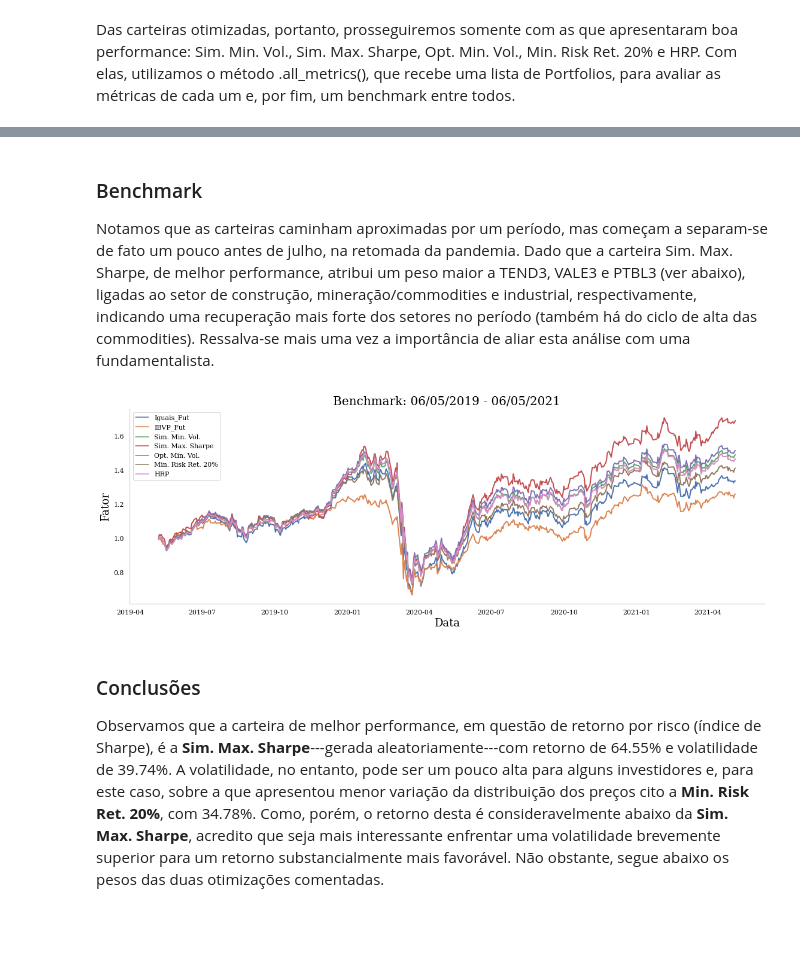
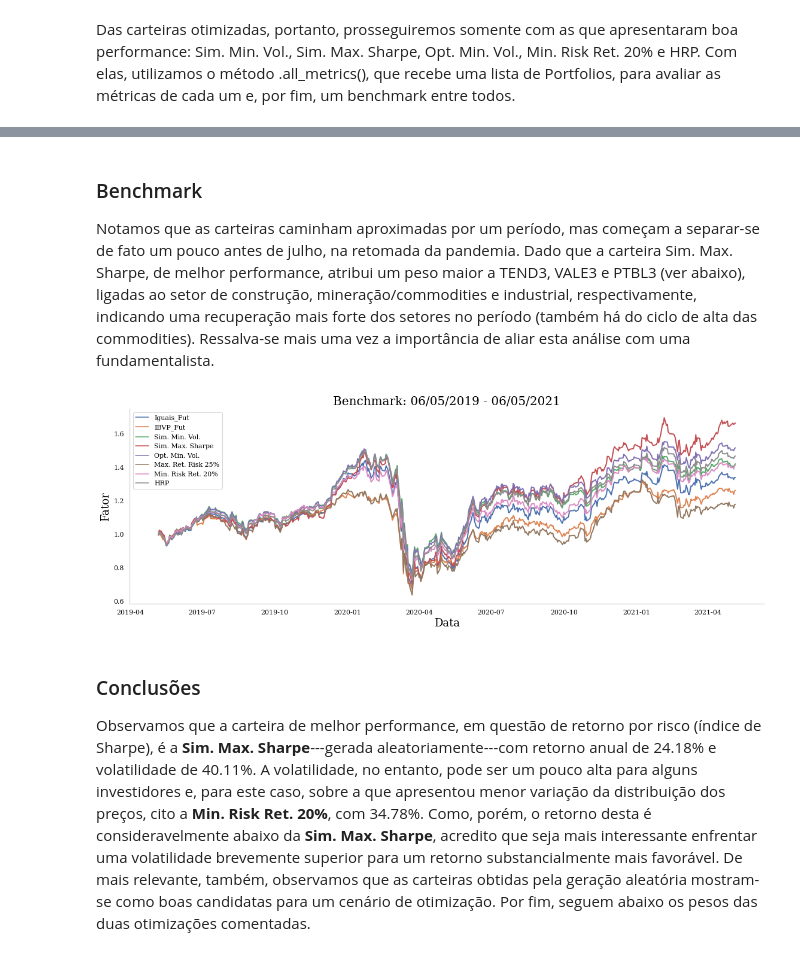
Before and after one commit to savimf/main_portfolio, a Jupyter notebook: comp_random_opt/comparison_random_opt.ipynb, the cells around one changed output, grey strips where cells are left out. Cells and saved outputs as stored; diff of their text form; code cells hidden in the pictures; blank space fills up the shorter version.

Commit message:
Versão 2
Texto principal atualizado: todos os retornos considerados estão anualizados. Documentação e funções também atualizadas.

```diff
--- a/comp_random_opt/comparison_random_opt.ipynb
+++ b/comp_random_opt/comparison_random_opt.ipynb
@@ -584,15 +570,7 @@ aux.plot_lines_sns(acoes_fut.rol_drawdown(window=window, is_number=False), title
 # %% [markdown]
 ### Benchmark Futuro
 # %%
-ibvp_fut = aux.search('bvsp', 1).retrieve_historical_data(
-    from_date=start_fut,
-    to_date=end_fut
-)
-
-ibvp_fut.drop(ibvp_fut.columns[[0, 1, 2, 4, 5]], axis=1, inplace=True)
-ibvp_fut.rename(columns={
-    'Close': 'IBVP'
-}, inplace=True)
+ibvp_fut = aux.ibvp(start_fut_dt, end_fut_dt)
 
 # jl.dump(ibvp_fut, 'future/ibvp_fut.pkl')
 
@@ -664,21 +629,20 @@ sharpe = []
 n_acoes = len(acoes)
 n_carts = 10_000
 
-# retornos não-anualizados (totais)
-# e covariância
+# retornos totais e covariância
 a_returns_past = acoes_past.total_returns(scaled=False)
 cov_past = acoes_past.covariance()
 
 # loop de n_carts valores aleatórios para a geração de várias combinações;
 for _ in range(n_carts):
     peso = np.random.random(n_acoes)
-    peso /= np.sum(peso)                         # normalizando-os
+    peso /= np.sum(peso)                                # normalizando-os
 
-    ret = a_returns_past.dot(peso)               # retorno da carteira baseado na dist. de pesos
+    ret = (1 + a_returns_past.dot(peso)) ** .5 - 1      # retorno da carteira anualizado
 
-    vol = aux.vol(peso, cov_past, anual=True)    # volatilidade
+    vol = aux.vol(peso, cov_past, annual=True)          # volatilidade
 
-    s = aux.sharpe(ret, vol, selic_a_past)       # índice de Sharpe
+    s = aux.sharpe(ret, vol, selic_a_past)              # índice de Sharpe
 
     cart_returns.append(ret)
     peso_acoes.append(peso)
@@ -797,9 +764,7 @@ RMSE: 0.7230698490859836
 # %% [markdown]
 - Modelo CAPM: a ser escolhido. Apesar do retorno médio histórico ter sido mais um pouco mais assertivo no período, o modelo CAPM costuma ser a melhor escolha. Como as métricas de erro não foram significativamente maiores, prosseguiremos de fato com este modelo.
 # %%
-# selic_d_past = aux.selic(start_past, end_past, 'd')
-# jl.dump(selic_d_past, 'past/selic_d_past.pkl')
-selic_d_past = jl.load('past/selic_d_past.pkl')
+selic_d_past = (1 + selic_a_past) ** (1/252) - 1
 
 ret_past_capm = pf.expected_returns.capm_return(
     prices=acoes_past.prices,
@@ -1276,7 +1239,8 @@ Das carteiras otimizadas, portanto, prosseguiremos somente com as que apresentar
 port_comparison = [
     ibvp_fut_pf, acoes_fut, acoes_sim_min_vol,
     acoes_sim_max_sp, acoes_opt_min_vol,
-    acoes_min_risk_ret, acoes_hrp
+    acoes_max_ret_risk, acoes_min_risk_ret,
+    acoes_hrp
 ]
 
 Portfolio.all_metrics(
@@ -1303,24 +1267,26 @@ Portfolio.all_metrics(
 # %% [markdown]
 ### Benchmark
-Notamos que as carteiras caminham aproximadas por um período, mas começam a separam-se de fato um pouco antes de julho, na retomada da pandemia. Dado que a carteira Sim. Max. Sharpe, de melhor performance, atribui um peso maior a TEND3, VALE3 e PTBL3 (ver abaixo), ligadas ao setor de construção, mineração/commodities e industrial, respectivamente, indicando uma recuperação mais forte dos setores no período (também há do ciclo de alta das commodities). Ressalva-se mais uma vez a importância de aliar esta análise com uma fundamentalista.
+Notamos que as carteiras caminham aproximadas por um período, mas começam a separar-se de fato um pouco antes de julho, na retomada da pandemia. Dado que a carteira Sim. Max. Sharpe, de melhor performance, atribui um peso maior a TEND3, VALE3 e PTBL3 (ver abaixo), ligadas ao setor de construção, mineração/commodities e industrial, respectivamente, indicando uma recuperação mais forte dos setores no período (também há do ciclo de alta das commodities). Ressalva-se mais uma vez a importância de aliar esta análise com uma fundamentalista.
 # %%
+port_comparison.pop(1)
+
 # plotly
 # acoes_fut.benchmark(
 #     port_comparison,
 #     plot_in='go'
 # )
 
 # seaborn
 acoes_fut.benchmark(
     port_comparison,
     plot_in='sns'
 )
 # %% [output]
-[figure, old version]
+[figure, new version]
 # %% [markdown]
 ### Conclusões
 
-Observamos que a carteira de melhor performance, em questão de retorno por risco (índice de Sharpe), é a **Sim. Max. Sharpe**---gerada aleatoriamente---com retorno de 64.55% e volatilidade de 39.74%. A volatilidade, no entanto, pode ser um pouco alta para alguns investidores e, para este caso, sobre a que apresentou menor variação da distribuição dos preços cito a **Min. Risk Ret. 20%**, com 34.78%. Como, porém, o retorno desta é consideravelmente abaixo da **Sim. Max. Sharpe**, acredito que seja mais interessante enfrentar uma volatilidade brevemente superior para um retorno substancialmente mais favorável. Não obstante, segue abaixo os pesos das duas otimizações comentadas.
+Observamos que a carteira de melhor performance, em questão de retorno por risco (índice de Sharpe), é a **Sim. Max. Sharpe**---gerada aleatoriamente---com retorno anual de 24.18% e volatilidade de 40.11%. A volatilidade, no entanto, pode ser um pouco alta para alguns investidores e, para este caso, sobre a que apresentou menor variação da distribuição dos preços, cito a **Min. Risk Ret. 20%**, com 34.78%. Como, porém, o retorno desta é consideravelmente abaixo da **Sim. Max. Sharpe**, acredito que seja mais interessante enfrentar uma volatilidade brevemente superior para um retorno substancialmente mais favorável. De mais relevante, também, observamos que as carteiras obtidas pela geração aleatória mostram-se como boas candidatas para um cenário de otimização. Por fim, seguem abaixo os pesos das duas otimizações comentadas.
 # %%
 pesos = pd.DataFrame(
     {'Sim. Max. Sharpe': acoes_sim_max_sp.weights,
```
Also changed, not shown: parts of 30 cells of this notebook, 2 other files.
